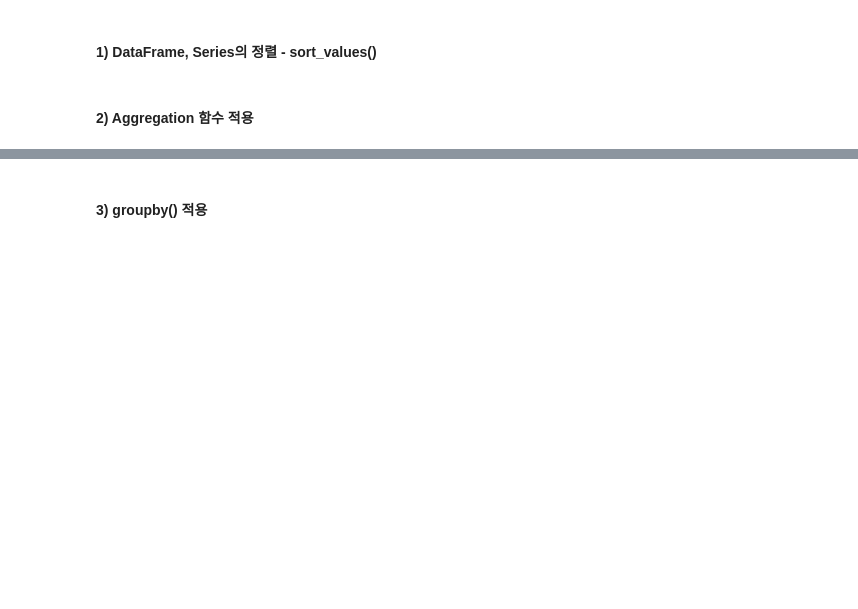
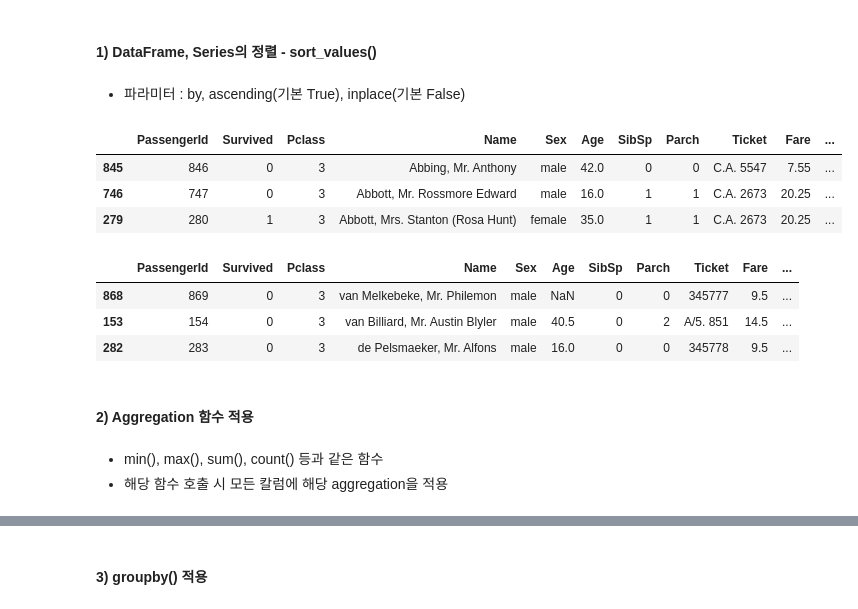
Before and after one commit to CinnaPie/ECC_1, a Jupyter notebook: ECC_1_Pandas.ipynb, the cells around one changed output, grey strips where cells are left out. Saved outputs shown, nothing was run; the diff lists cells and outputs as text; code cells hidden in the pictures; blank space fills up the shorter version.

```diff
--- a/ECC_1_Pandas.ipynb
+++ b/ECC_1_Pandas.ipynb
@@ -130,5 +486,28 @@ value_counts = titanic
 ### 8. 정렬, Aggregation 함수, GroupBy 적용
 # %% [markdown]
 #### 1) DataFrame, Series의 정렬 - sort_values()
+# %% [markdown]
+- 파라미터 : by, ascending(기본 True), inplace(기본 False)
+# %%
+#Name 칼럼으로 오름차순 정렬
+titanic_sorted = titanic_df.sort_values(by=['Name'])
+titanic_sorted.head(3)
+# %% [output]
+|  | PassengerId | Survived | Pclass | Name | Sex | Age | SibSp | Parch | Ticket | Fare | ... |
+| 845 | 846 | 0 | 3 | Abbing, Mr. Anthony | male | 42.0 | 0 | 0 | C.A. 5547 | 7.55 | ... |
+| 746 | 747 | 0 | 3 | Abbott, Mr. Rossmore Edward | male | 16.0 | 1 | 1 | C.A. 2673 | 20.25 | ... |
+| 279 | 280 | 1 | 3 | Abbott, Mrs. Stanton (Rosa Hunt) | female | 35.0 | 1 | 1 | C.A. 2673 | 20.25 | ... |
+# %%
+#Pclass와 Name을 내림차순 정렬
+titanic_sorted = titanic_df.sort_values(by=['Pclass', 'Name'], ascending=False)
+titanic_sorted.head(3)
+# %% [output]
+|  | PassengerId | Survived | Pclass | Name | Sex | Age | SibSp | Parch | Ticket | Fare | ... |
+| 868 | 869 | 0 | 3 | van Melkebeke, Mr. Philemon | male | NaN | 0 | 0 | 345777 | 9.5 | ... |
+| 153 | 154 | 0 | 3 | van Billiard, Mr. Austin Blyler | male | 40.5 | 0 | 2 | A/5. 851 | 14.5 | ... |
+| 282 | 283 | 0 | 3 | de Pelsmaeker, Mr. Alfons | male | 16.0 | 0 | 0 | 345778 | 9.5 | ... |
 # %% [markdown]
 #### 2) Aggregation 함수 적용
+# %% [markdown]
+- min(), max(), sum(), count() 등과 같은 함수
+- 해당 함수 호출 시 모든 칼럼에 해당 aggregation을 적용
```
Also changed, not shown: parts of 68 cells of this notebook.
